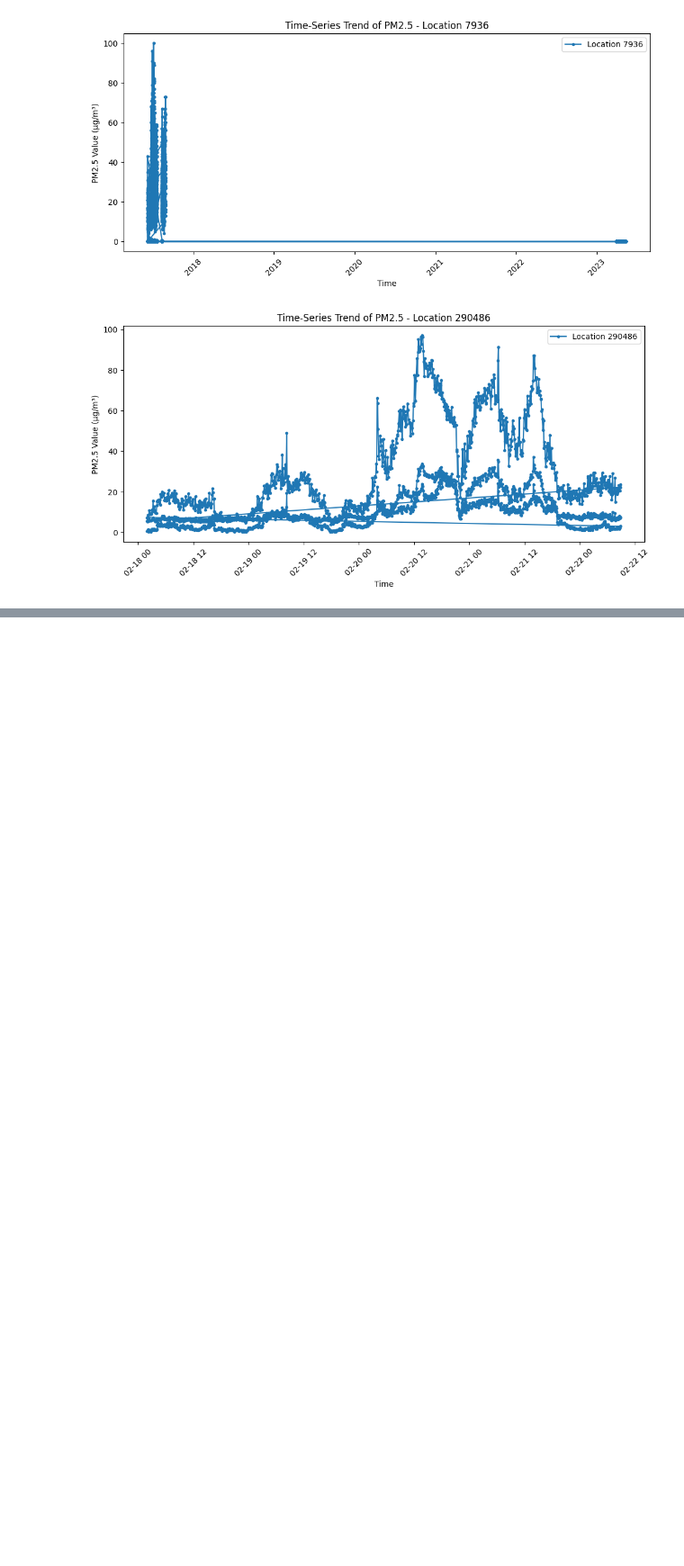
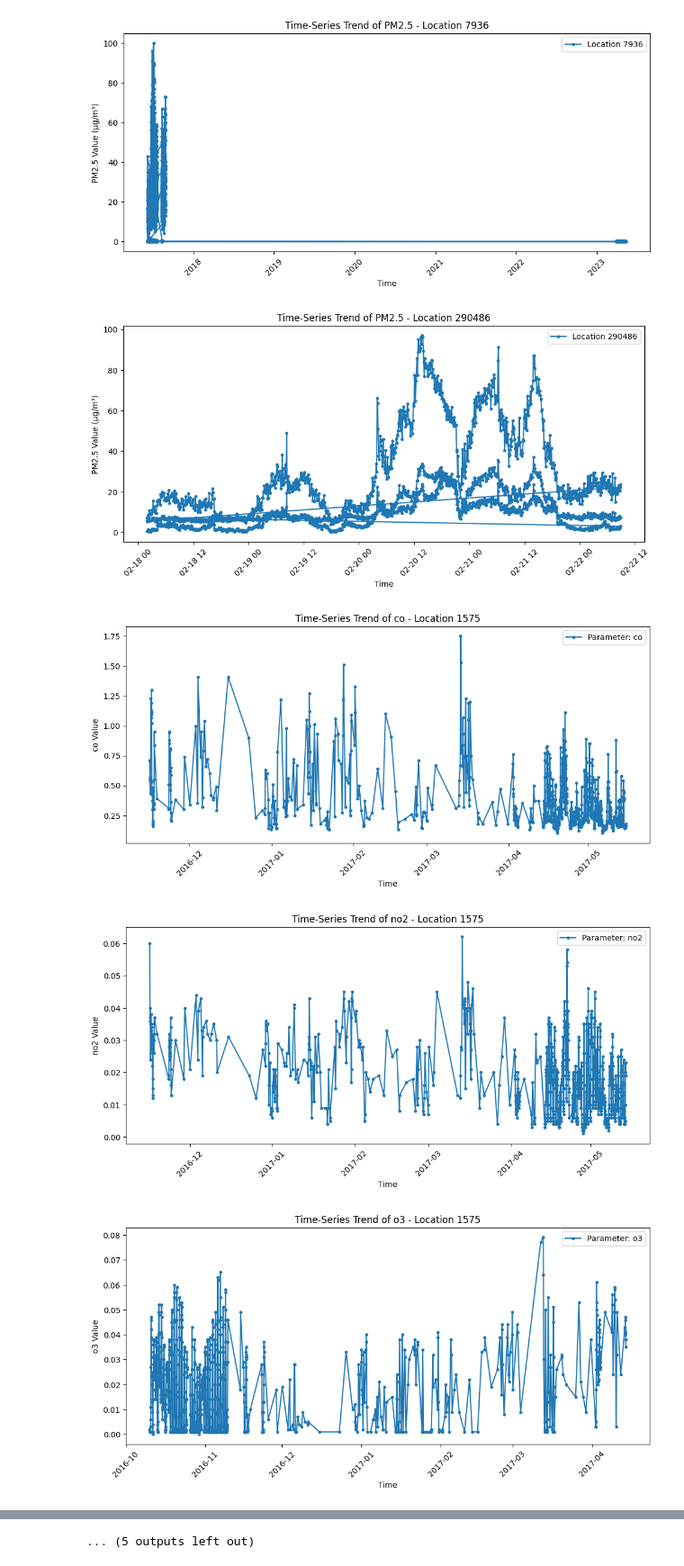
Before and after one commit to EthanSchmitt7/AAI540-final-project, a Jupyter notebook: test_model.ipynb, the cells around one changed output, grey strips where cells are left out. Shown at 90% size. Drawn from its saved outputs; the diff is of its cells as text; code cells hidden in the pictures; blank space fills up the shorter version.

Commit message:
Breaking out graph by parameter

```diff
--- a/test_model.ipynb
+++ b/test_model.ipynb
@@ -165,3 +165,26 @@ for location in locations:
 [figure]
 [figure]
 [figure]
+# %%
+import matplotlib.pyplot as plt
+
+# Loop through each unique location_id
+for location in df['location_id'].unique():
+    df_location = df[df['location_id'] == location]  # Filter data for this location
+
+    # Loop through each unique parameter
+    for parameter in df_location['parameter'].unique():
+        df_param = df_location[df_location['parameter'] == parameter]  # Filter data for this parameter
+
+        plt.figure(figsize=(12, 5))
+        plt.plot(df_param['epoch'], df_param['value'], marker='o', linestyle='-', markersize=3, label=f"Parameter: {parameter}")
+        plt.xlabel("Time")
+        plt.ylabel(f"{parameter} Value")
+        plt.title(f"Time-Series Trend of {parameter} - Location {location}")
+        plt.xticks(rotation=45)
+        plt.legend()
+        plt.show()
+# %% [output]
+[figure, added]
+[figure, added]
+[figure, added]
@@ -167,0 +200 @@ for location in locations:
+... (5 outputs left out)
```
Also changed, not shown: parts of 1 cell of this notebook.
